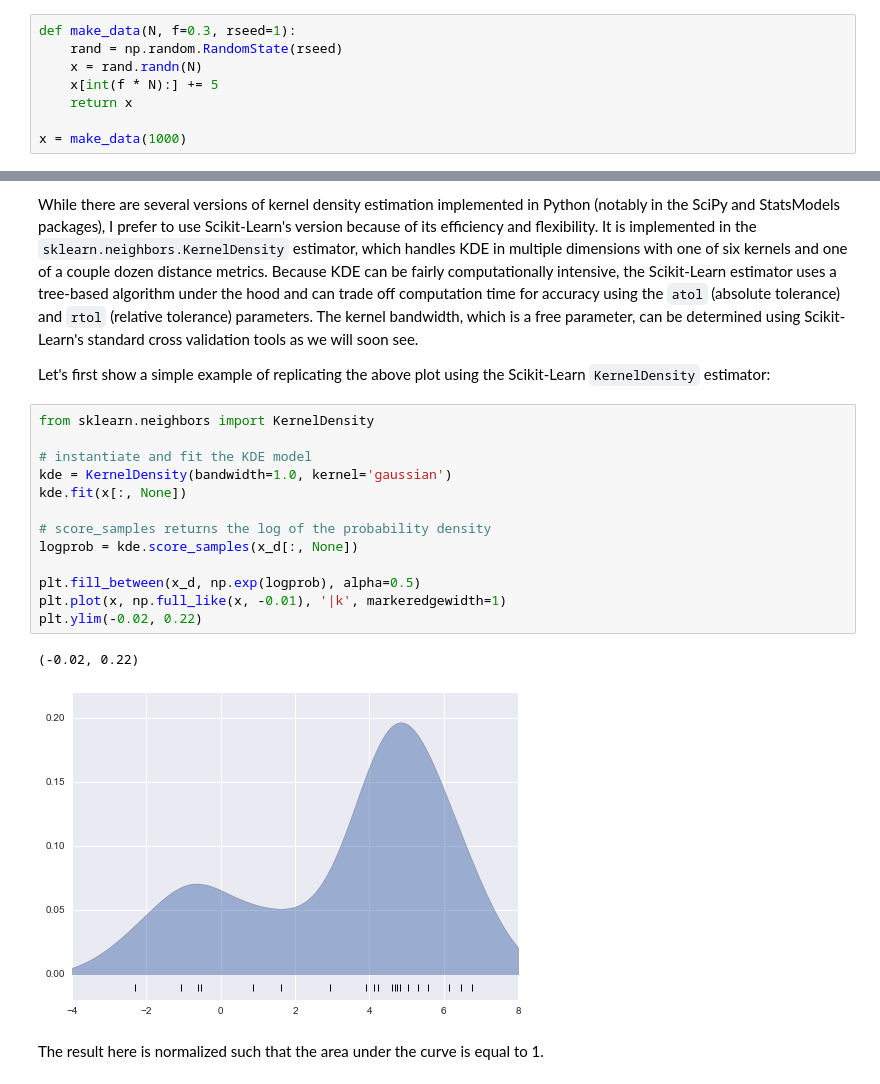
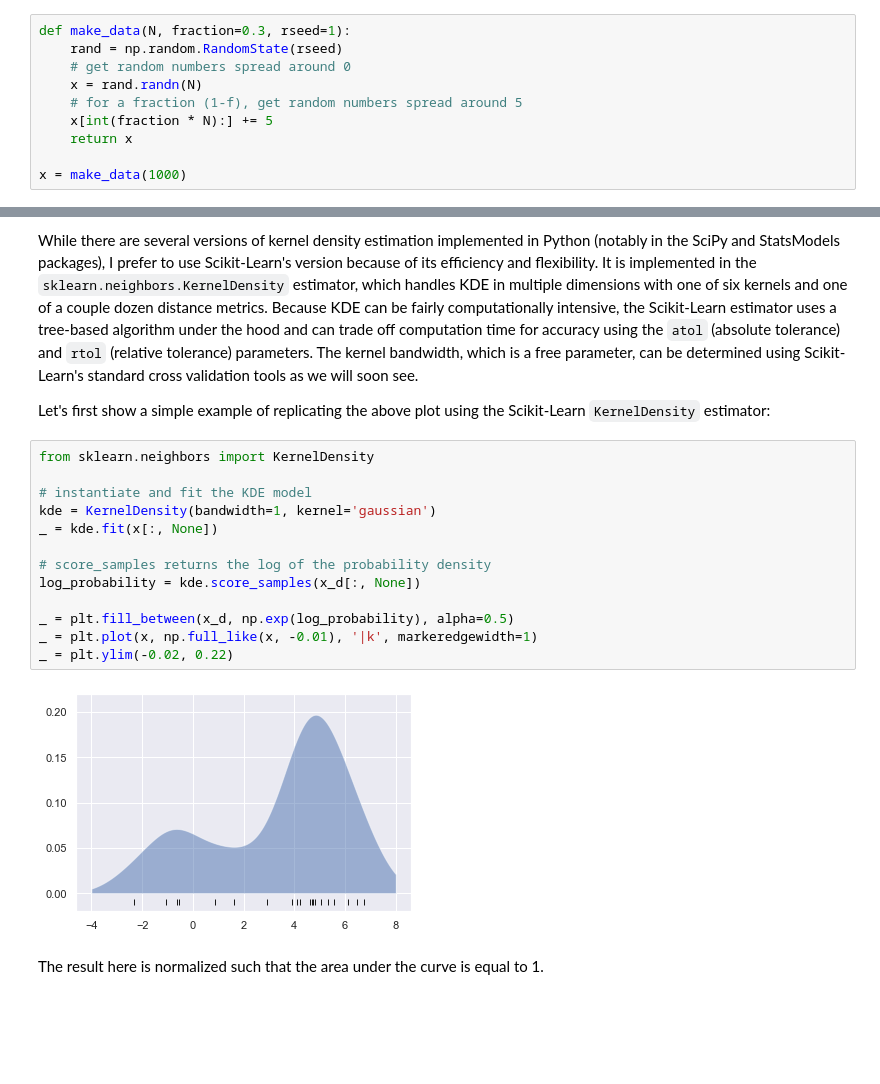
Before and after one commit to Mar111tiN/PythonDataScienceHandbook, a Jupyter notebook: notebooks/05.13-Kernel-Density-Estimation.ipynb, the cells around one changed output, grey strips where cells are left out. Cells and saved outputs as stored; diff of their text form; blank space fills up the shorter version.

```diff
--- a/notebooks/05.13-Kernel-Density-Estimation.ipynb
+++ b/notebooks/05.13-Kernel-Density-Estimation.ipynb
@@ -34,10 +34,12 @@ A histogram divides the data into discrete bins, counts the number of points tha
 
 For example, let's create some data that is drawn from two normal distributions:
 # %%
-def make_data(N, f=0.3, rseed=1):
+def make_data(N, fraction=0.3, rseed=1):
     rand = np.random.RandomState(rseed)
+    # get random numbers spread around 0
     x = rand.randn(N)
-    x[int(f * N):] += 5
+    # for a fraction (1-f), get random numbers spread around 5
+    x[int(fraction * N):] += 5
     return x
 
 x = make_data(1000)
@@ -150,19 +179,18 @@ Let's first show a simple example of replicating the above plot using the Scikit
 # %%
 from sklearn.neighbors import KernelDensity
 
 # instantiate and fit the KDE model
-kde = KernelDensity(bandwidth=1.0, kernel='gaussian')
-kde.fit(x[:, None])
+kde = KernelDensity(bandwidth=1, kernel='gaussian')
+_ = kde.fit(x[:, None])
 
 # score_samples returns the log of the probability density
-logprob = kde.score_samples(x_d[:, None])
+log_probability = kde.score_samples(x_d[:, None])
 
-plt.fill_between(x_d, np.exp(logprob), alpha=0.5)
-plt.plot(x, np.full_like(x, -0.01), '|k', markeredgewidth=1)
-plt.ylim(-0.02, 0.22)
+_ = plt.fill_between(x_d, np.exp(log_probability), alpha=0.5)
+_ = plt.plot(x, np.full_like(x, -0.01), '|k', markeredgewidth=1)
+_ = plt.ylim(-0.02, 0.22)
 # %% [output]
-(-0.02, 0.22)
-[figure, old version]
+[figure, new version]
 # %% [markdown]
 The result here is normalized such that the area under the curve is equal to 1.
 # %% [markdown]
```
Also changed, not shown: parts of 24 cells of this notebook, 7 other files.
